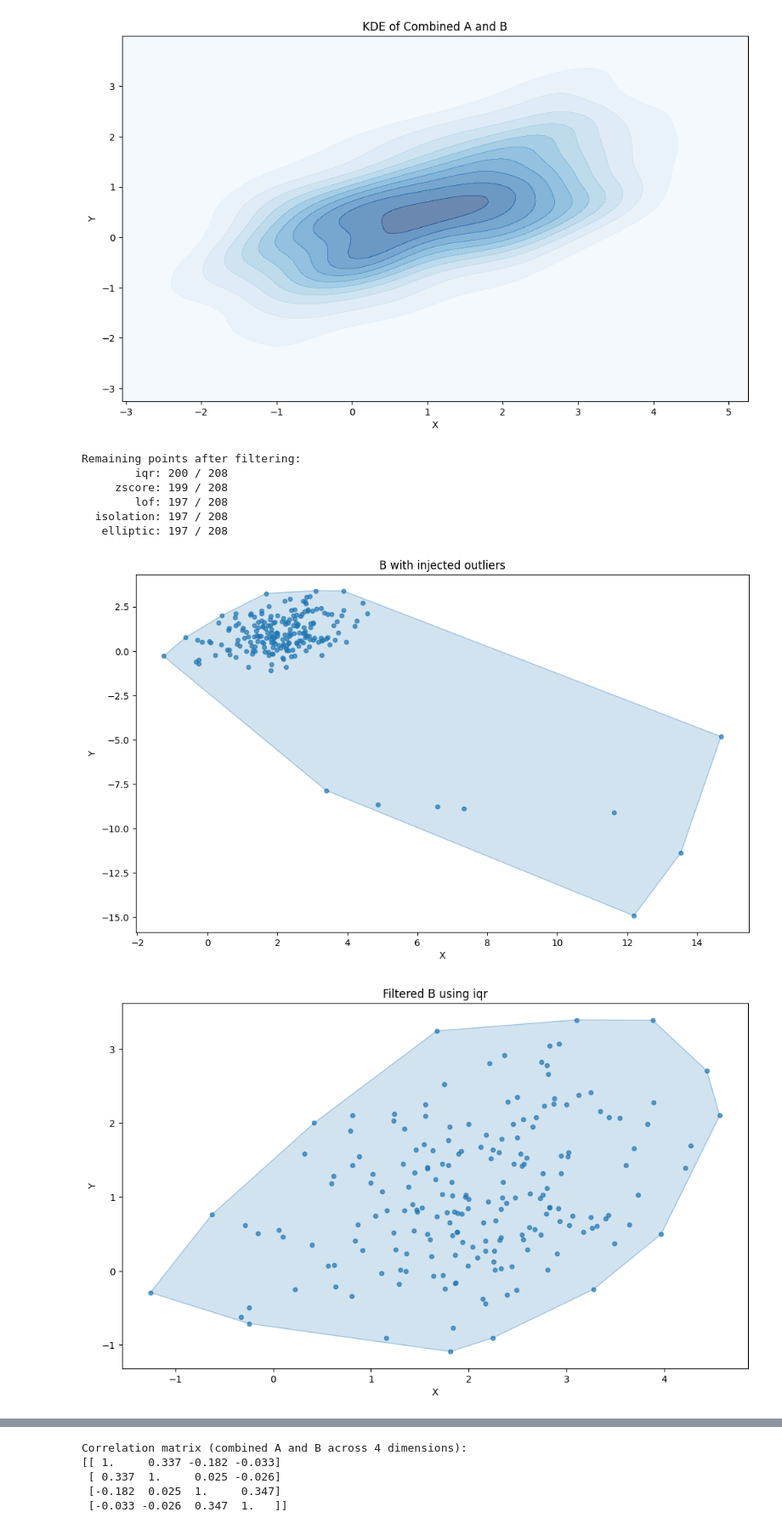
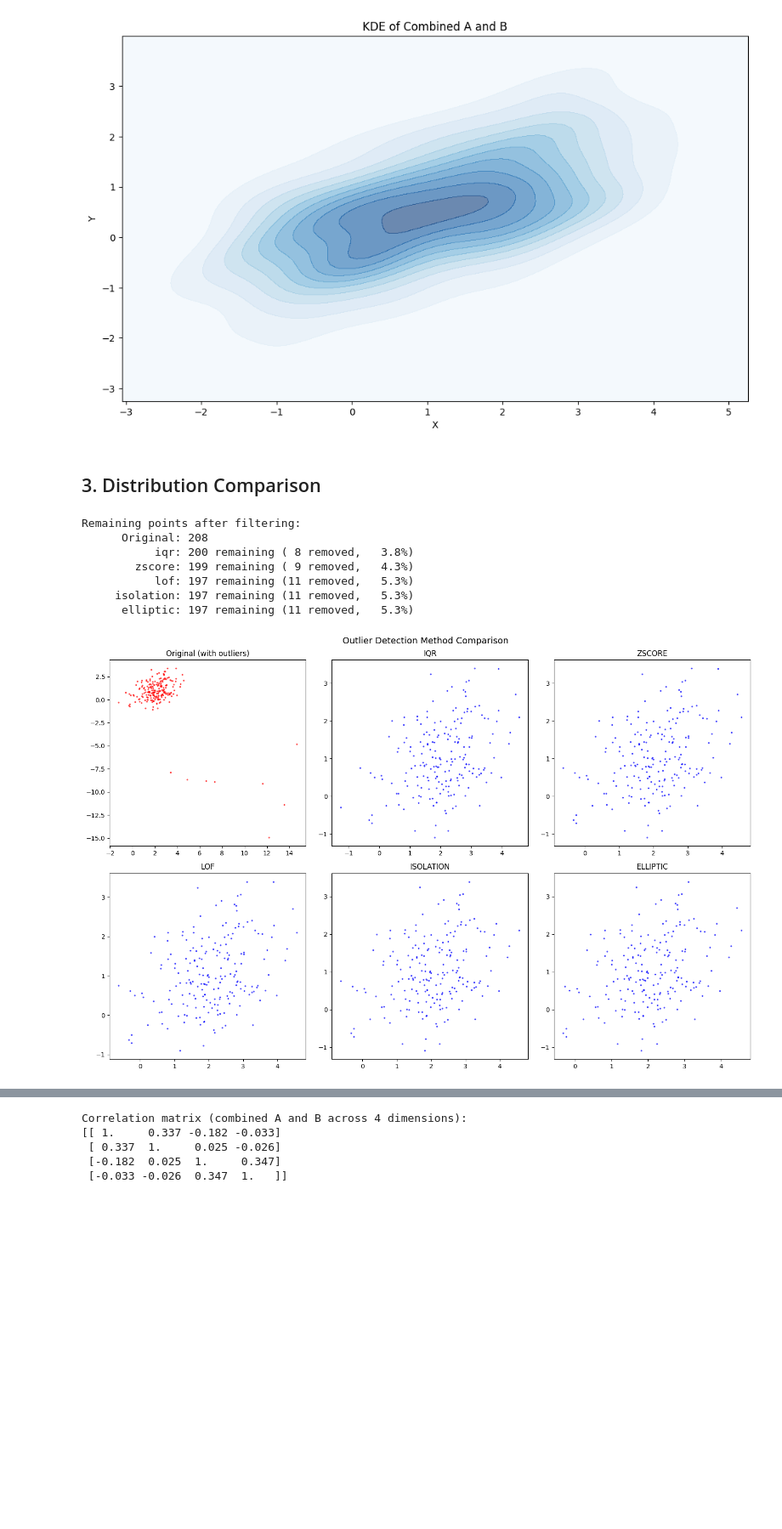
Before and after one commit to Ch3fUlrich/neural-analysis, a Jupyter notebook: docs/neural_analysis_demo.ipynb, the cells around one changed output, grey strips where cells are left out. Shown at 85% size. Drawn from its saved outputs; the diff is of its cells as text; code cells hidden in the pictures; blank space fills up the shorter version.

```diff
--- a/docs/neural_analysis_demo.ipynb
+++ b/docs/neural_analysis_demo.ipynb
@@ -118,30 +134,72 @@ plot_kde_2d(np.concatenate([A[:,0], B[:,0]]), np.concatenate([A[:,1], B[:,1]]),
               cosine: -0.3833
 <Axes: title={'center': 'KDE of Combined A and B'}, xlabel='X', ylabel='Y'>
 [figure]
+# %% [markdown]
+<a id='distributions'></a>
+## 3. Distribution Comparison
 # %%
-# Outlier detection: compare methods on B_with_outliers
-# Visualize original B_with_outliers
-config = PlotConfig(title="B with injected outliers", xlabel="X", ylabel="Y", show=True)
-plot_grouped_scatter_2d({"B_raw": (B_with_outliers[:,0], B_with_outliers[:,1])}, config=config)
+# Outlier detection: compare methods on B_with_outliers using subplot grid
+from neural_analysis.plotting import PlotSpec
 
 # Apply different methods
 methods = ["iqr", "zscore", "lof", "isolation", "elliptic"]
 filtered_counts = {}
-for method in methods:
+plot_specs = []
+
+# First, add the original data with outliers
+plot_specs.append(PlotSpec(
+    data=np.column_stack([B_with_outliers[:,0], B_with_outliers[:,1]]),
+    plot_type='scatter',
+    title='Original (with outliers)',
+    subplot_position=0,
+    color='red',
+    marker_size=3,
+    alpha=0.6
+))
+
+# Apply each method and create plot specs
+for idx, method in enumerate(methods):
     filtered = filter_outlier(B_with_outliers, method=method, contamination=0.05, threshold=3.0)
     filtered_counts[method] = filtered.shape[0]
-    config = PlotConfig(title=f"Filtered B using {method}", xlabel="X", ylabel="Y", show=True)
-    plot_grouped_scatter_2d({f"B_{method}": (filtered[:,0], filtered[:,1])}, config=config)
 
-print("Remaining points after filtering:")
+    plot_specs.append(PlotSpec(
+        data=np.column_stack([filtered[:,0], filtered[:,1]]),
+        plot_type='scatter',
+        title=f'{method.upper()}',
+        subplot_position=idx + 1,
+        color='blue',
+        marker_size=3,
+        alpha=0.6
+    ))
+
+# Create subplot grid (2 rows x 3 columns)
+from neural_analysis.plotting import PlotGrid, GridLayoutConfig
+
+grid = PlotGrid(
+    plot_specs=plot_specs,
+    config=PlotConfig(
+        title="Outlier Detection Method Comparison",
+        figsize=(15, 10)
+    ),
+    layout=GridLayoutConfig(rows=2, cols=3),
+    backend='matplotlib'
+)
+
+fig = grid.plot()
+
+# Print summary
+print("\nRemaining points after filtering:")
+print(f"  {'Original':>12}: {B_with_outliers.shape[0]}")
 for m, c in filtered_counts.items():
-    print(f"  {m:>9}: {c} / {B_with_outliers.shape[0]}")
+    removed = B_with_outliers.shape[0] - c
+    removed_pct = (removed / B_with_outliers.shape[0]) * 100
+    print(f"  {m:>12}: {c:>3} remaining ({removed:>2} removed, {removed_pct:>5.1f}%)")
 # %% [output]
 Remaining points after filtering:
-        iqr: 200 / 208
-     zscore: 199 / 208
-        lof: 197 / 208
-  isolation: 197 / 208
-   elliptic: 197 / 208
+      Original: 208
+           iqr: 200 remaining ( 8 removed,   3.8%)
+        zscore: 199 remaining ( 9 removed,   4.3%)
+           lof: 197 remaining (11 removed,   5.3%)
+     isolation: 197 remaining (11 removed,   5.3%)
+      elliptic: 197 remaining (11 removed,   5.3%)
-[figure, old version]
+[figure, new version]
-[figure, removed]
```
Also changed, not shown: parts of 8 cells of this notebook.
